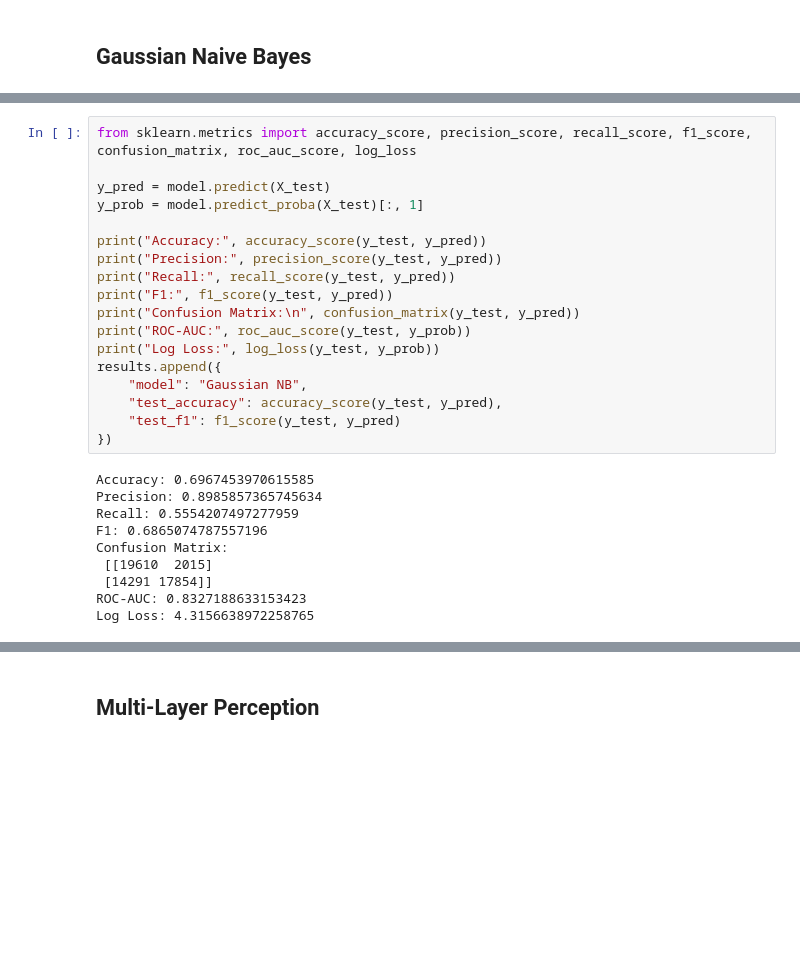
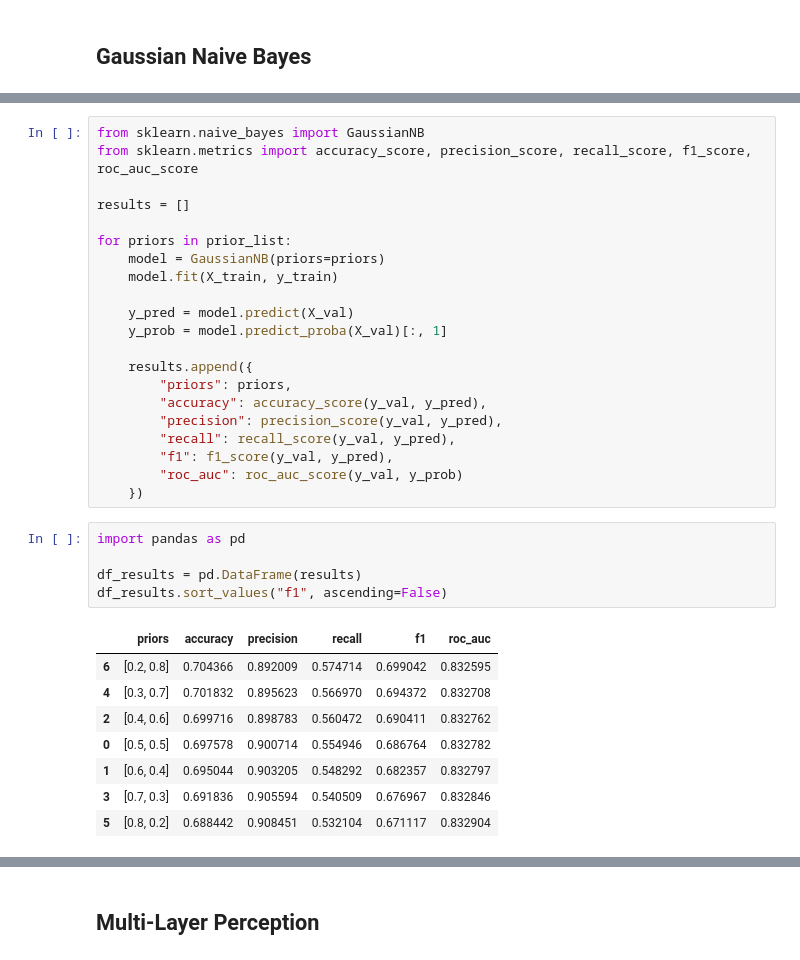
Before and after one commit to Susantoco/data_mining, a Jupyter notebook: notebooks/classification.ipynb, the cells around one changed output, grey strips where cells are left out. Cells and saved outputs as stored; diff of their text form; blank space fills up the shorter version.

```diff
--- a/notebooks/classification.ipynb
+++ b/notebooks/classification.ipynb
@@ -272,28 +306,35 @@ weighted avg       0.77      0.70      0.70     43016
 # %%
-from sklearn.metrics import accuracy_score, precision_score, recall_score, f1_score, confusion_matrix, roc_auc_score, log_loss
+from sklearn.naive_bayes import GaussianNB
+from sklearn.metrics import accuracy_score, precision_score, recall_score, f1_score, roc_auc_score
 
-y_pred = model.predict(X_test)
-y_prob = model.predict_proba(X_test)[:, 1]
+results = []
 
-print("Accuracy:", accuracy_score(y_test, y_pred))
-print("Precision:", precision_score(y_test, y_pred))
-print("Recall:", recall_score(y_test, y_pred))
-print("F1:", f1_score(y_test, y_pred))
-print("Confusion Matrix:\n", confusion_matrix(y_test, y_pred))
-print("ROC-AUC:", roc_auc_score(y_test, y_prob))
-print("Log Loss:", log_loss(y_test, y_prob))
-results.append({
-    "model": "Gaussian NB",
-    "test_accuracy": accuracy_score(y_test, y_pred),
-    "test_f1": f1_score(y_test, y_pred)
-})
+for priors in prior_list:
+    model = GaussianNB(priors=priors)
+    model.fit(X_train, y_train)
+
+    y_pred = model.predict(X_val)
+    y_prob = model.predict_proba(X_val)[:, 1]
+
+    results.append({
+        "priors": priors,
+        "accuracy": accuracy_score(y_val, y_pred),
+        "precision": precision_score(y_val, y_pred),
+        "recall": recall_score(y_val, y_pred),
+        "f1": f1_score(y_val, y_pred),
+        "roc_auc": roc_auc_score(y_val, y_prob)
+    })
-# %% [output]
-Accuracy: 0.6967453970615585
-Precision: 0.8985857365745634
-Recall: 0.5554207497277959
-F1: 0.6865074787557196
-Confusion Matrix:
- [[19610  2015]
- [14291 17854]]
-ROC-AUC: 0.8327188633153423
-Log Loss: 4.3156638972258765
+# %%
+import pandas as pd
+
+df_results = pd.DataFrame(results)
+df_results.sort_values("f1", ascending=False)
+# %% [output]
+|  | priors | accuracy | precision | recall | f1 | roc_auc |
+| 6 | [0.2, 0.8] | 0.704366 | 0.892009 | 0.574714 | 0.699042 | 0.832595 |
+| 4 | [0.3, 0.7] | 0.701832 | 0.895623 | 0.566970 | 0.694372 | 0.832708 |
+| 2 | [0.4, 0.6] | 0.699716 | 0.898783 | 0.560472 | 0.690411 | 0.832762 |
+| 0 | [0.5, 0.5] | 0.697578 | 0.900714 | 0.554946 | 0.686764 | 0.832782 |
+| 1 | [0.6, 0.4] | 0.695044 | 0.903205 | 0.548292 | 0.682357 | 0.832797 |
+| 3 | [0.7, 0.3] | 0.691836 | 0.905594 | 0.540509 | 0.676967 | 0.832846 |
+| 5 | [0.8, 0.2] | 0.688442 | 0.908451 | 0.532104 | 0.671117 | 0.832904 |
```
Also changed, not shown: parts of 17 cells of this notebook, 1 other file.
